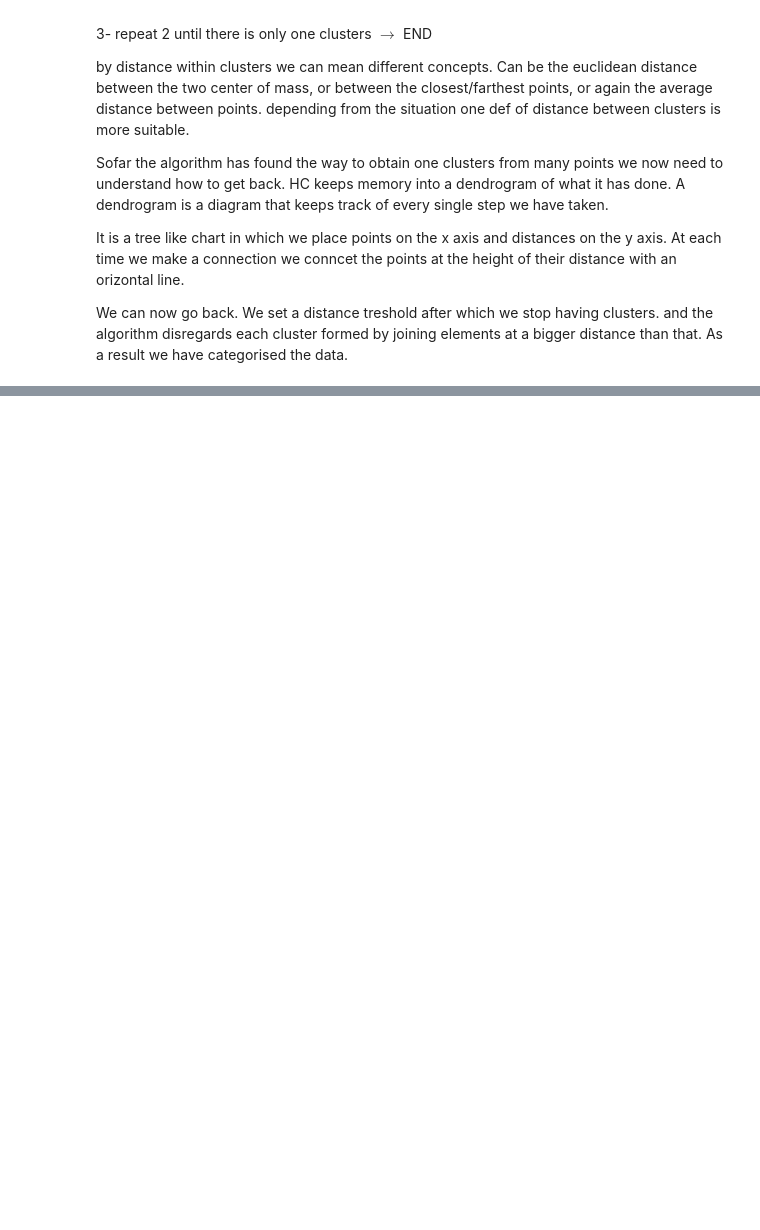
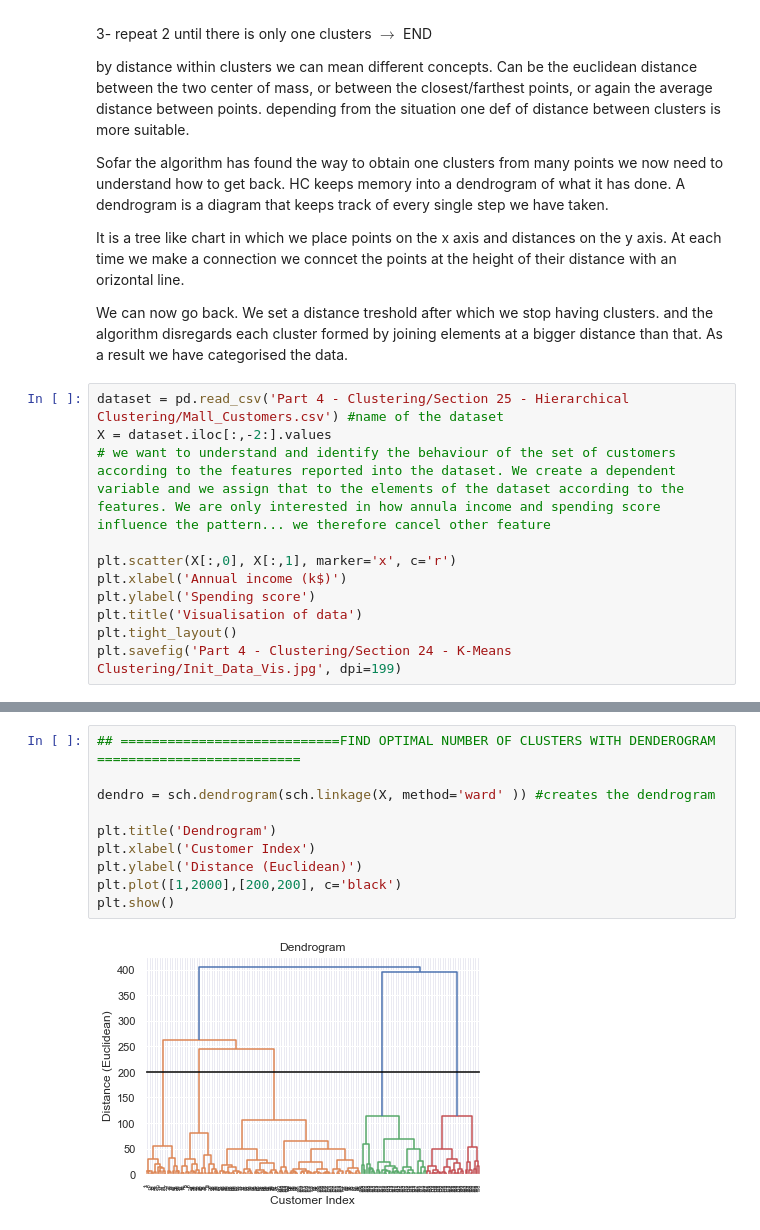
Before and after one commit to JacquesLeen/MachineLearningProjects, a Jupyter notebook: ML - Clustering.ipynb, the cells around one changed output, grey strips where cells are left out. Cells and saved outputs as stored; diff of their text form; blank space fills up the shorter version.

Commit message:
finish Clustering

```diff
--- a/ML - Clustering.ipynb
+++ b/ML - Clustering.ipynb
@@ -111,3 +112,14 @@ Sofar the algorithm has found the way to obtain one clusters from many points we
 It is a tree like chart in which we place points on the x axis and distances on the y axis. At each time we make a connection we conncet the points at the height of their distance with an orizontal line.
 
 We can now go back. We set a distance treshold after which we stop having clusters. and the algorithm disregards each cluster formed by joining elements at a bigger distance than that. As a result we have categorised the data.
+# %%
+dataset = pd.read_csv('Part 4 - Clustering/Section 25 - Hierarchical Clustering/Mall_Customers.csv') #name of the dataset
+X = dataset.iloc[:,-2:].values
+# we want to understand and identify the behaviour of the set of customers according to the features reported into the dataset. We create a dependent variable and we assign that to the elements of the dataset according to the features. We are only interested in how annula income and spending score influence the pattern... we therefore cancel other feature
+
+plt.scatter(X[:,0], X[:,1], marker='x', c='r')
+plt.xlabel('Annual income (k$)')
+plt.ylabel('Spending score')
+plt.title('Visualisation of data')
+plt.tight_layout()
+plt.savefig('Part 4 - Clustering/Section 24 - K-Means Clustering/Init_Data_Vis.jpg', dpi=199)
@@ -113,0 +128,12 @@ We can now go back. We set a distance treshold after which we stop having cluste
+# %%
+## ============================FIND OPTIMAL NUMBER OF CLUSTERS WITH DENDEROGRAM ==========================
+
+dendro = sch.dendrogram(sch.linkage(X, method='ward' )) #creates the dendrogram
+
+plt.title('Dendrogram')
+plt.xlabel('Customer Index')
+plt.ylabel('Distance (Euclidean)')
+plt.plot([1,2000],[200,200], c='black')
+plt.show()
+# %% [output]
+[figure, added]
```
Also changed, not shown: parts of 3 cells of this notebook, 8 other files.
